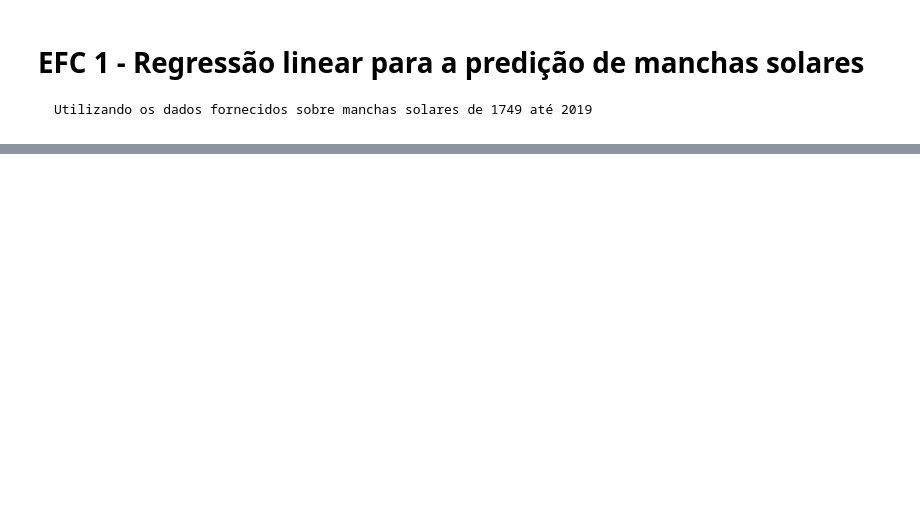
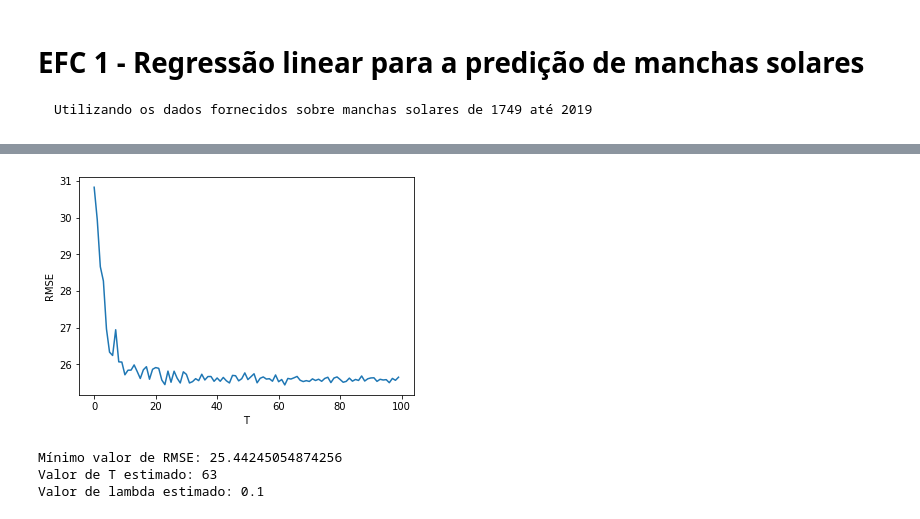
Before and after one commit to marinacer/EFC1, a Jupyter notebook: EFC1.ipynb, the cells around one changed output, grey strips where cells are left out. Cells and saved outputs as stored; diff of their text form; code cells hidden in the pictures; blank space fills up the shorter version.

```diff
--- a/EFC1.ipynb
+++ b/EFC1.ipynb
@@ -97,0 +154,41 @@ plt.plot(rmse_history[0])
+# %%
+n_splits_kfold2 = 4
+kf2 = KFold(n_splits = n_splits_kfold2)
+lambvec = np.array([0.001, 0.01, 0.1, 1, 10, 100, 1000])
+Tvec = np.linspace(1,100,100)
+result = np.zeros([len(Tvec),len(lambvec)])
+
+for t in range(len(Tvec)):
+
+    for lambridge in range(len(lambvec)):
+        w = np.random.rand(K2,t+1)
+        wXtrainL = np.tanh((w.T@Xtrain2_norm.T).T)
+
+        rmseT = 0
+
+        for train_index, test_index in kf2.split(Xtrain2_norm):
+            #print("TRAIN:", train_index, "TEST:", test_index)
+            X_train_kfold2, X_test_kfold2 = wXtrainL[train_index], wXtrainL[test_index]
+            y_train_kfold2, y_test_kfold2 = ytrain2_norm[train_index], ytrain2_norm[test_index]
+
+            reg2 = Ridge(alpha = lambvec[lambridge],fit_intercept=True).fit(X_train_kfold2, y_train_kfold2)
+            y_pred_kfold2 = reg2.predict(X_test_kfold2)
+
+            y_test_kfold2 = y_test_kfold2*nstd*std_norm + mean_norm
+            y_pred_kfold2 = y_pred_kfold2*nstd*std_norm + mean_norm
+
+            rmseT += rmse(y_test_kfold2, y_pred_kfold2)
+        result[t,lambridge] = rmseT/n_splits_kfold2
+        #print(lambvec[lambridge],t,result[t,lambridge])
+# %%
+# gráfico RMSE x T
+rmse_min = []
+for i in range(len(Tvec)):
+    rmse_min.append(min(result[i]))
+
+plt.plot(range(len(rmse_min)),rmse_min)
+plt.xlabel("T")
+plt.ylabel("RMSE")
+plt.show()
+# %% [output]
+[figure, added]
@@ -97,0 +199,12 @@ plt.plot(rmse_history[0])
+# %%
+# valor de T e lambda
+T = (index_min[0][0]) + 1
+lamb = lambvec[index_min[0][1]]
+
+print('Mínimo valor de RMSE:',min(rmse_min))
+print('Valor de T estimado:',T)
+print('Valor de lambda estimado:',lamb)
+# %% [output]
+Mínimo valor de RMSE: 25.44245054874256
+Valor de T estimado: 63
+Valor de lambda estimado: 0.1
```
Also changed, not shown: parts of 20 cells of this notebook.
